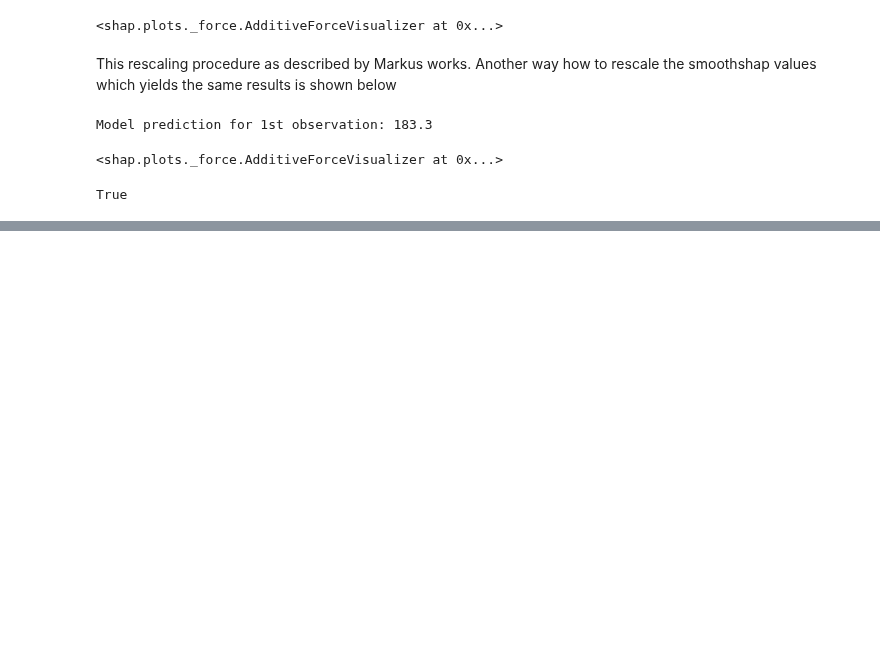
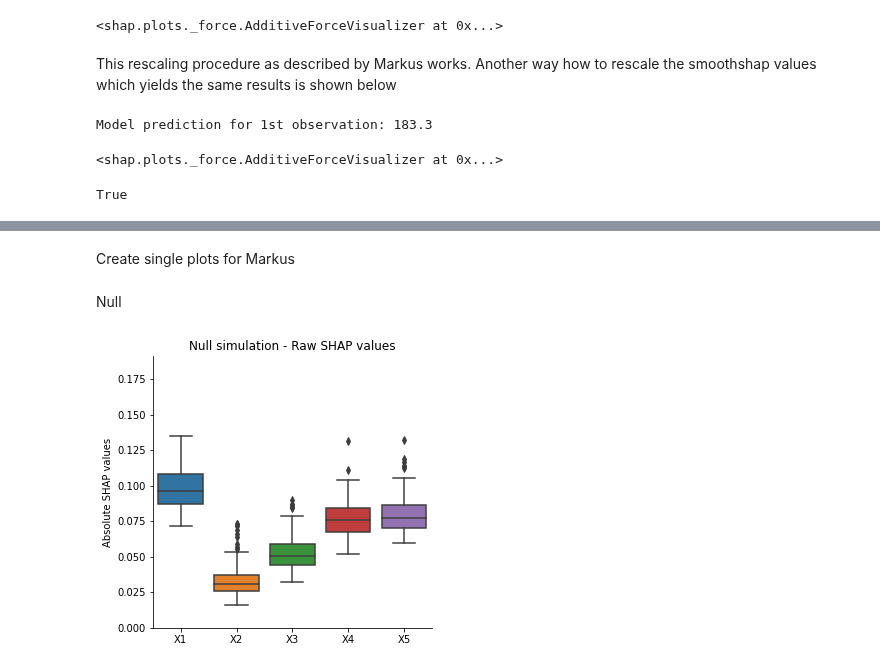
Before and after one commit to markusloecher/TreeBasedModel, a Jupyter notebook: notebooks/SmoothSHAP.ipynb, the cells around one changed output, grey strips where cells are left out. Drawn from its saved outputs; the diff is of its cells as text; code cells hidden in the pictures; blank space fills up the shorter version.

```diff
--- a/notebooks/SmoothSHAP.ipynb
+++ b/notebooks/SmoothSHAP.ipynb
@@ -163,0 +344,18 @@ True
+# %% [markdown]
+Create single plots for Markus
+# %% [markdown]
+Null
+# %%
+#Create boxplots
+fig, axs = plt.subplots(1,1,figsize=(5,5))
+
+sns.boxplot(data=np.abs(np.array(strobl_res.get("Null").get("shap_raw"))).mean(axis=1), ax=axs)
+axs.set_title('Null simulation - Raw SHAP values')
+axs.set_ylabel("Absolute SHAP values")
+
+plt.setp(axs, xticks=[0, 1, 2, 3, 4], xticklabels=x_label)
+plt.setp(axs, ylim=(0, 0.191269707188171));
+
+fig.savefig(data_path+"/strobl_shap_boxplot_null_raw.pdf")
+# %% [output]
+[figure, added]
```
Also changed, not shown: parts of 21 cells of this notebook.
